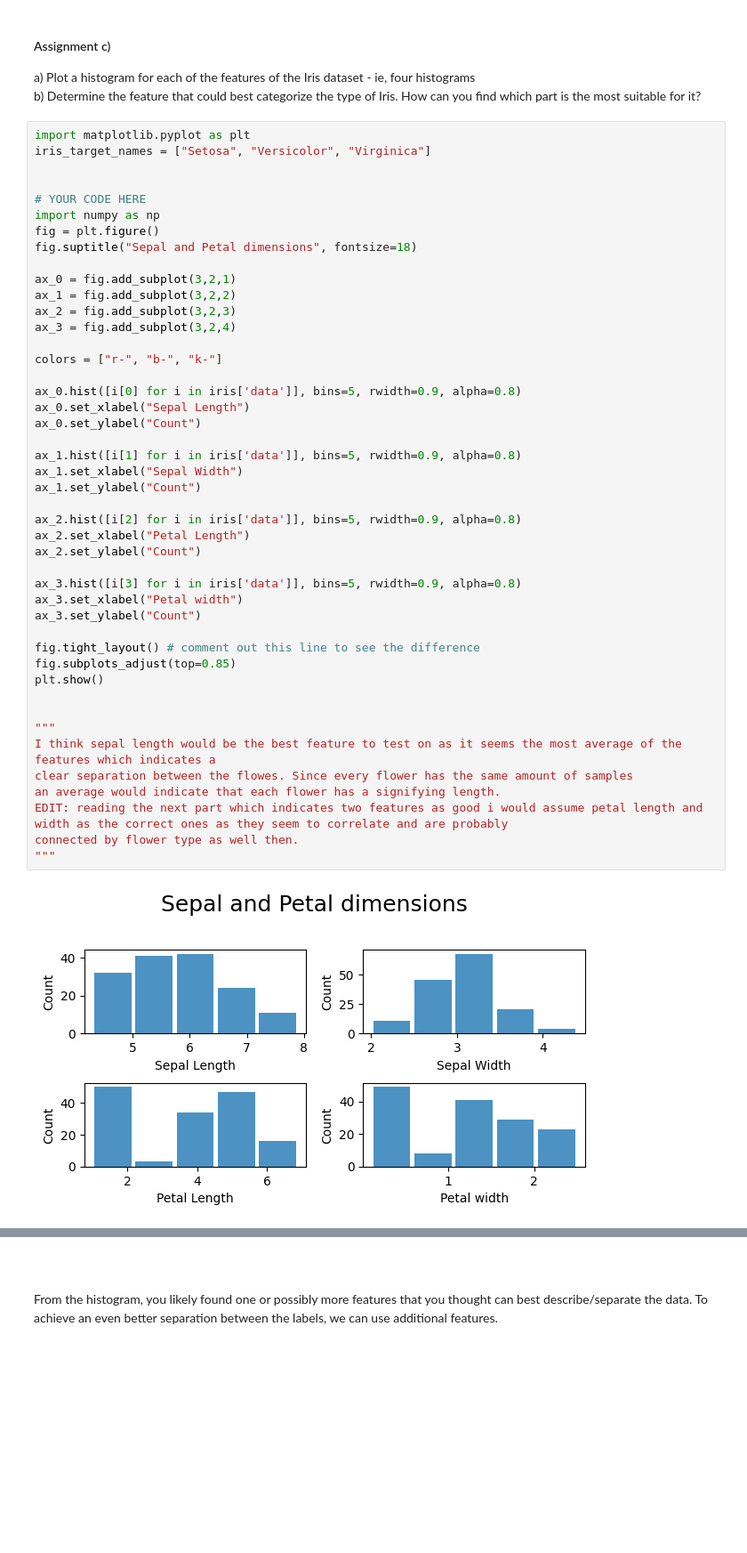
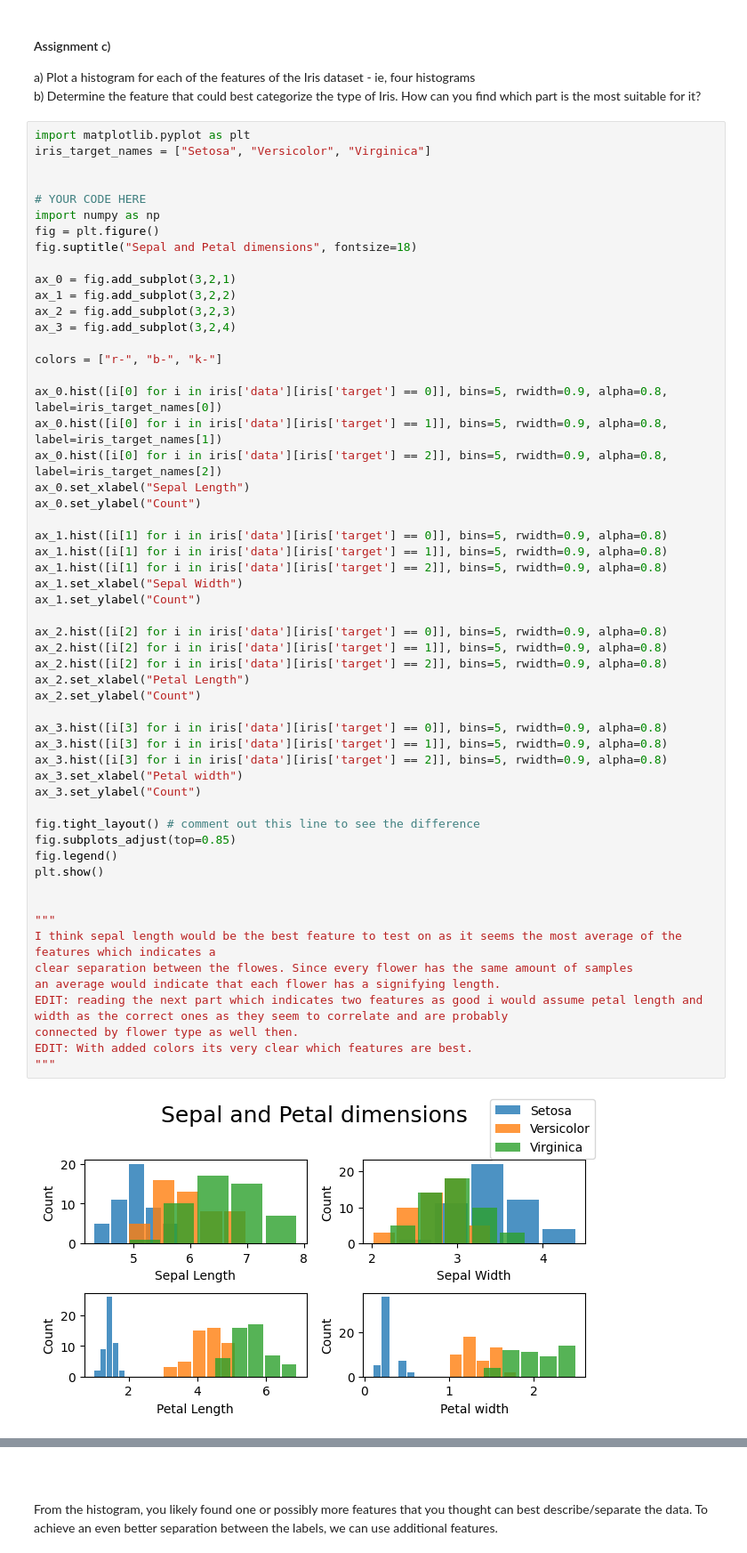
Before and after one commit to Dustfoxx/Machine_learning_project, a Jupyter notebook: Assignments/Practical/PracticalNotebook3.ipynb, the cells around one changed output, grey strips where cells are left out. Shown at 89% size. Drawn from its saved outputs; the diff is of its cells as text; blank space fills up the shorter version.

```diff
--- a/Assignments/Practical/PracticalNotebook3.ipynb
+++ b/Assignments/Practical/PracticalNotebook3.ipynb
@@ -329,38 +329,48 @@ ax_1 = fig.add_subplot(3,2,2)
 ax_2 = fig.add_subplot(3,2,3)
 ax_3 = fig.add_subplot(3,2,4)
 
 colors = ["r-", "b-", "k-"]
 
-ax_0.hist([i[0] for i in iris['data']], bins=5, rwidth=0.9, alpha=0.8)
+ax_0.hist([i[0] for i in iris['data'][iris['target'] == 0]], bins=5, rwidth=0.9, alpha=0.8, label=iris_target_names[0])
+ax_0.hist([i[0] for i in iris['data'][iris['target'] == 1]], bins=5, rwidth=0.9, alpha=0.8, label=iris_target_names[1])
+ax_0.hist([i[0] for i in iris['data'][iris['target'] == 2]], bins=5, rwidth=0.9, alpha=0.8, label=iris_target_names[2])
 ax_0.set_xlabel("Sepal Length")
 ax_0.set_ylabel("Count")
 
-ax_1.hist([i[1] for i in iris['data']], bins=5, rwidth=0.9, alpha=0.8)
+ax_1.hist([i[1] for i in iris['data'][iris['target'] == 0]], bins=5, rwidth=0.9, alpha=0.8)
+ax_1.hist([i[1] for i in iris['data'][iris['target'] == 1]], bins=5, rwidth=0.9, alpha=0.8)
+ax_1.hist([i[1] for i in iris['data'][iris['target'] == 2]], bins=5, rwidth=0.9, alpha=0.8)
 ax_1.set_xlabel("Sepal Width")
 ax_1.set_ylabel("Count")
 
-ax_2.hist([i[2] for i in iris['data']], bins=5, rwidth=0.9, alpha=0.8)
+ax_2.hist([i[2] for i in iris['data'][iris['target'] == 0]], bins=5, rwidth=0.9, alpha=0.8)
+ax_2.hist([i[2] for i in iris['data'][iris['target'] == 1]], bins=5, rwidth=0.9, alpha=0.8)
+ax_2.hist([i[2] for i in iris['data'][iris['target'] == 2]], bins=5, rwidth=0.9, alpha=0.8)
 ax_2.set_xlabel("Petal Length")
 ax_2.set_ylabel("Count")
 
-ax_3.hist([i[3] for i in iris['data']], bins=5, rwidth=0.9, alpha=0.8)
+ax_3.hist([i[3] for i in iris['data'][iris['target'] == 0]], bins=5, rwidth=0.9, alpha=0.8)
+ax_3.hist([i[3] for i in iris['data'][iris['target'] == 1]], bins=5, rwidth=0.9, alpha=0.8)
+ax_3.hist([i[3] for i in iris['data'][iris['target'] == 2]], bins=5, rwidth=0.9, alpha=0.8)
 ax_3.set_xlabel("Petal width")
 ax_3.set_ylabel("Count")
 
 fig.tight_layout() # comment out this line to see the difference
 fig.subplots_adjust(top=0.85)
+fig.legend()
 plt.show()
 
 
 """
 I think sepal length would be the best feature to test on as it seems the most average of the features which indicates a
 clear separation between the flowes. Since every flower has the same amount of samples
 an average would indicate that each flower has a signifying length.
 EDIT: reading the next part which indicates two features as good i would assume petal length and width as the correct ones as they seem to correlate and are probably
 connected by flower type as well then.
+EDIT: With added colors its very clear which features are best.
 """
 # %% [output]
-[figure, old version]
+[figure, new version]
 '\nI think sepal length would be the best feature to test on as it seems the most average of the features which indicates a\nclear separation between the flowes. Since every flower has the same amount ...
 # %% [markdown]
 <br/>
```
Also changed, not shown: parts of 1 cell of this notebook, 1 other file.
